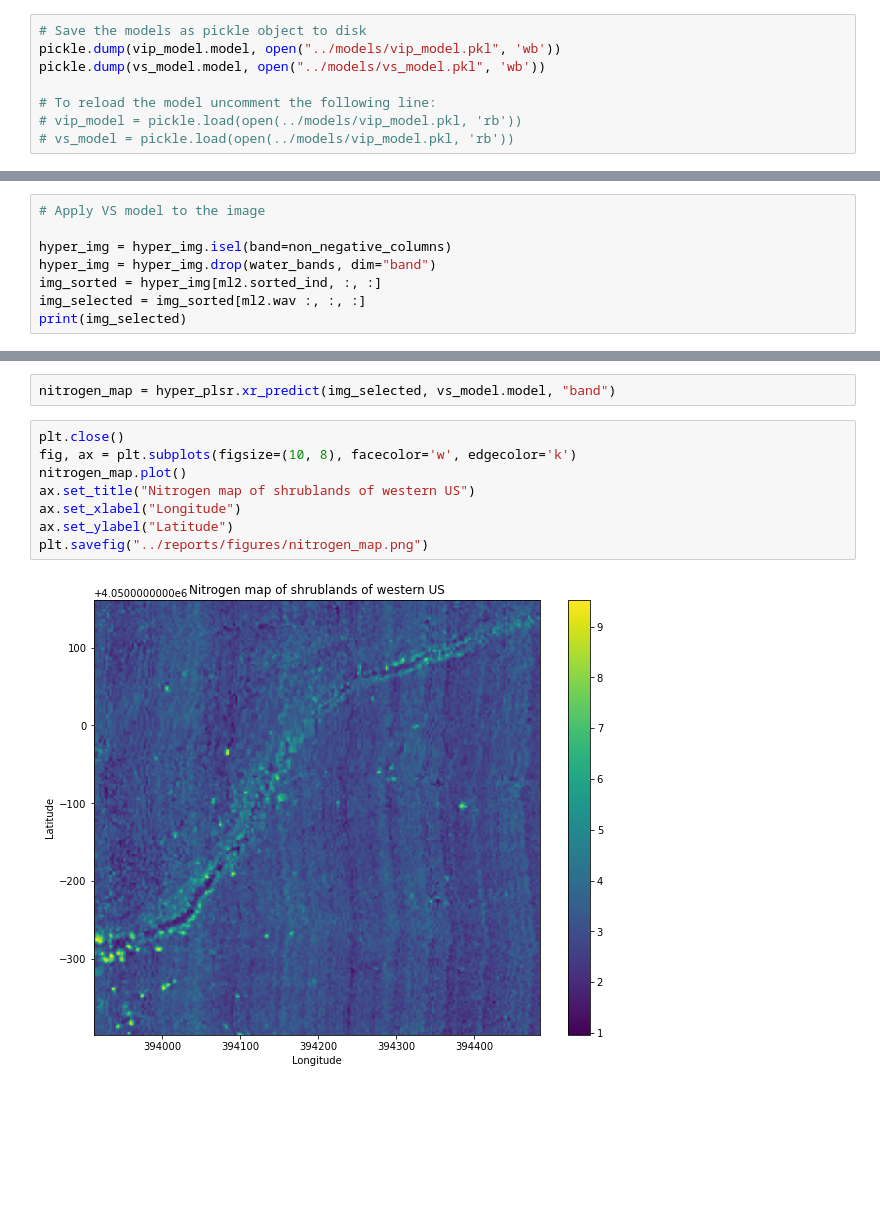
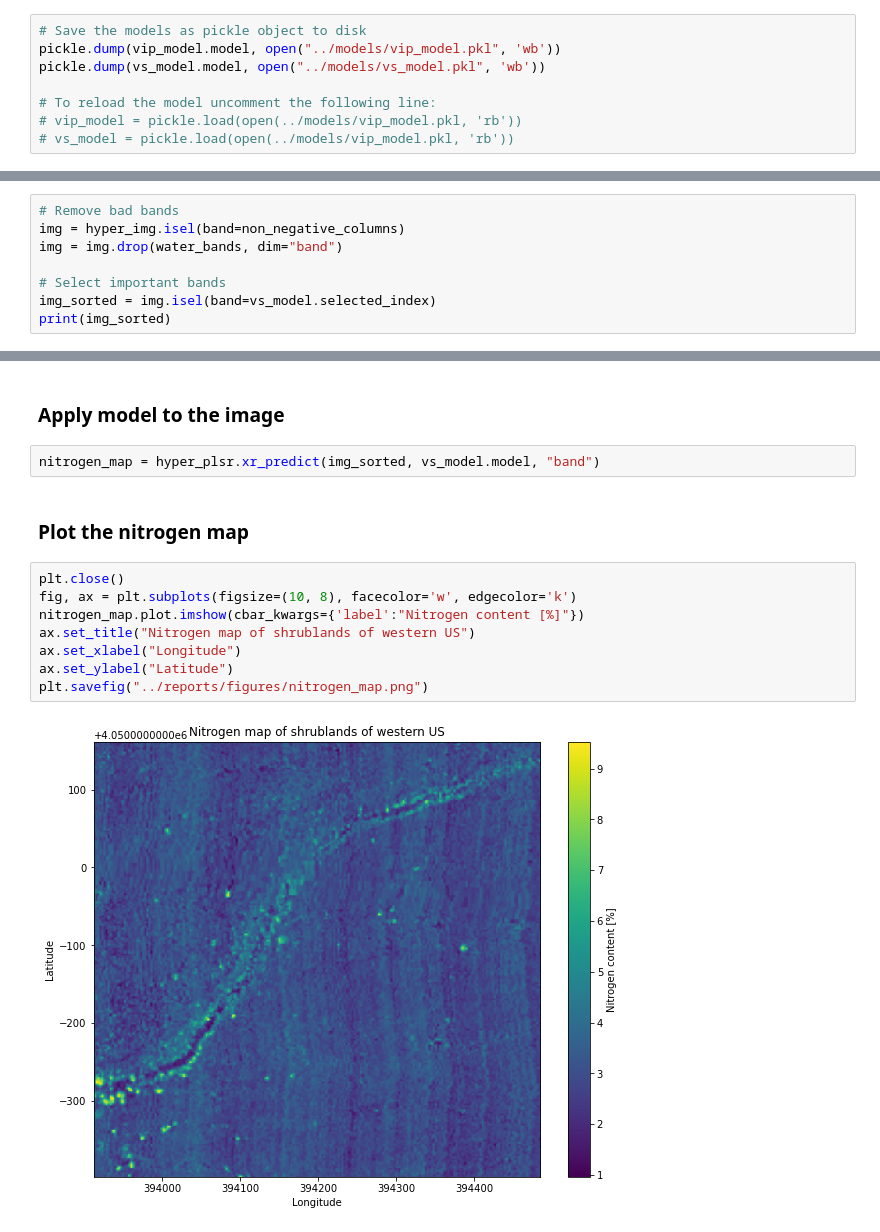
Before and after one commit to hamiddashti/earthlab, a Jupyter notebook: notebooks/00-hd-estimate-nitrogen.ipynb, the cells around one changed output, grey strips where cells are left out. Drawn from its saved outputs; the diff is of its cells as text; blank space fills up the shorter version.

```diff
--- a/notebooks/00-hd-estimate-nitrogen.ipynb
+++ b/notebooks/00-hd-estimate-nitrogen.ipynb
@@ -215,8 +246,0 @@ As you can see compare to VIP band selection, the simple variable selection (VS
-# %%
-# Apply VS model to the image
-
-hyper_img = hyper_img.isel(band=non_negative_columns)
-hyper_img = hyper_img.drop(water_bands, dim="band")
-img_sorted = hyper_img[ml2.sorted_ind, :, :]
-img_selected = img_sorted[ml2.wav :, :, :]
-print(img_selected)
@@ -233,0 +259,8 @@ Attributes:
+# %%
+# Remove bad bands
+img = hyper_img.isel(band=non_negative_columns)
+img = img.drop(water_bands, dim="band")
+
+# Select important bands
+img_sorted = img.isel(band=vs_model.selected_index)
+print(img_sorted)
@@ -234,12 +278,16 @@ Attributes:
+# %% [markdown]
+### Apply model to the image
 # %%
-nitrogen_map = hyper_plsr.xr_predict(img_selected, vs_model.model, "band")
+nitrogen_map = hyper_plsr.xr_predict(img_sorted, vs_model.model, "band")
+# %% [markdown]
+### Plot the nitrogen map
 # %%
 plt.close()
 fig, ax = plt.subplots(figsize=(10, 8), facecolor='w', edgecolor='k')
-nitrogen_map.plot()
+nitrogen_map.plot.imshow(cbar_kwargs={'label':"Nitrogen content [%]"})
 ax.set_title("Nitrogen map of shrublands of western US")
 ax.set_xlabel("Longitude")
 ax.set_ylabel("Latitude")
 plt.savefig("../reports/figures/nitrogen_map.png")
 # %% [output]
-[figure, old version]
+[figure, new version]
```
Also changed, not shown: parts of 31 cells of this notebook.
